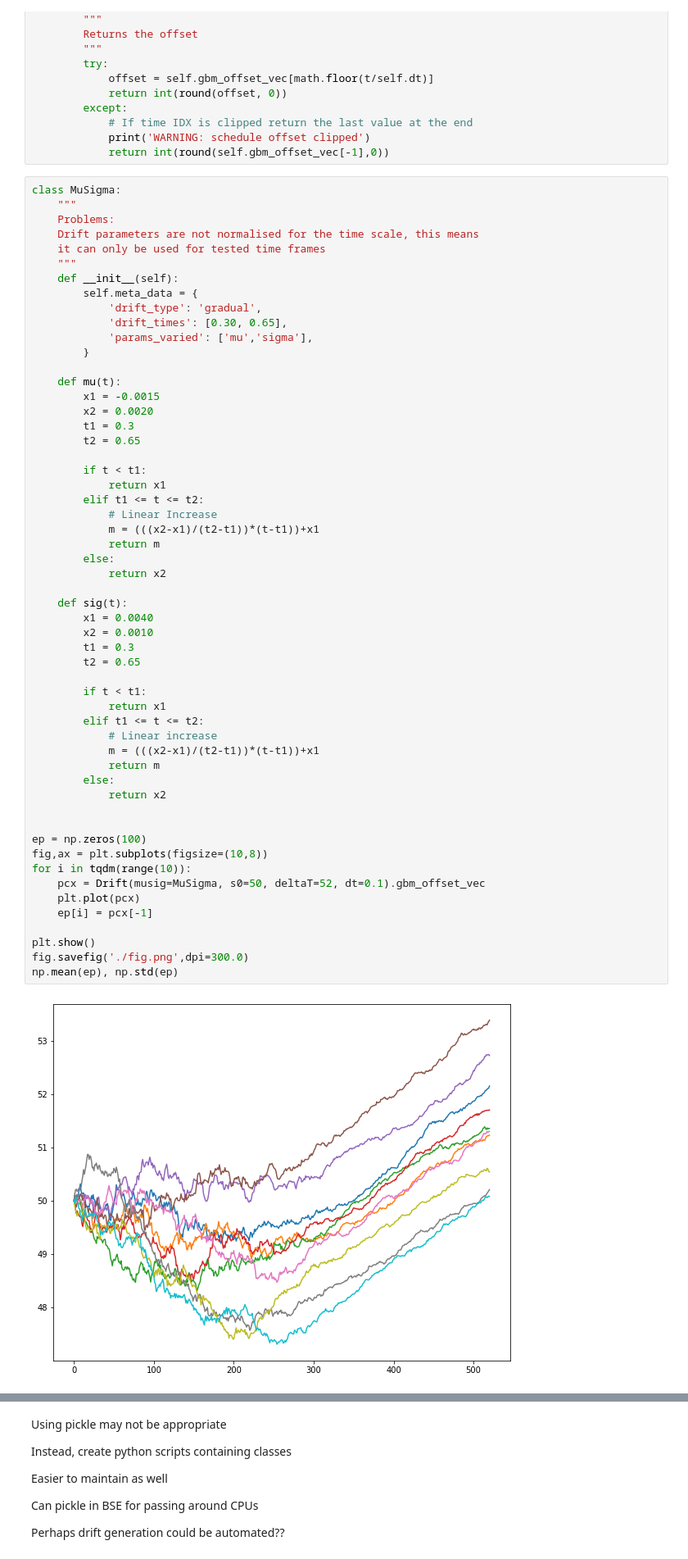
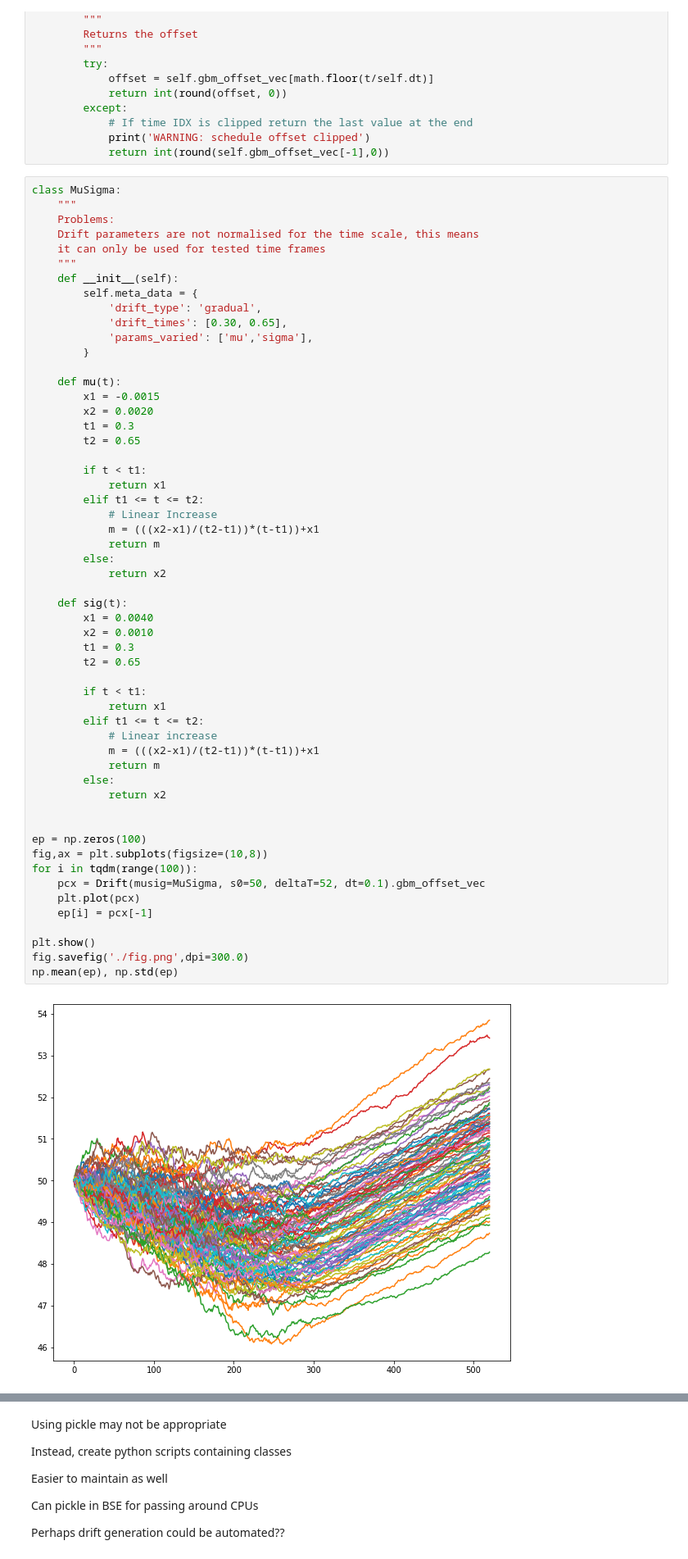
Before and after one commit to charliehpearce/drift-lib, a Jupyter notebook: pickle_gen.ipynb, the cells around one changed output, grey strips where cells are left out. Shown: that part at 82% size. Drawn from its saved outputs; the diff is of its cells as text.

```diff
--- a/pickle_gen.ipynb
+++ b/pickle_gen.ipynb
@@ -104,32 +104,32 @@ class MuSigma:
             return m
         else:
             return x2
 
     def sig(t):
         x1 = 0.0040
         x2 = 0.0010
         t1 = 0.3
         t2 = 0.65
 
         if t < t1:
             return x1
         elif t1 <= t <= t2:
             # Linear increase
             m = (((x2-x1)/(t2-t1))*(t-t1))+x1
             return m
         else:
             return x2
 
 
 ep = np.zeros(100)
 fig,ax = plt.subplots(figsize=(10,8))
-for i in tqdm(range(10)):
+for i in tqdm(range(100)):
     pcx = Drift(musig=MuSigma, s0=50, deltaT=52, dt=0.1).gbm_offset_vec
     plt.plot(pcx)
     ep[i] = pcx[-1]
 
 plt.show()
 fig.savefig('./fig.png',dpi=300.0)
 np.mean(ep), np.std(ep)
 # %% [output]
-[figure, old version]
+[figure, new version]
```
Also changed, not shown: parts of 2 cells of this notebook, 1 other file.
